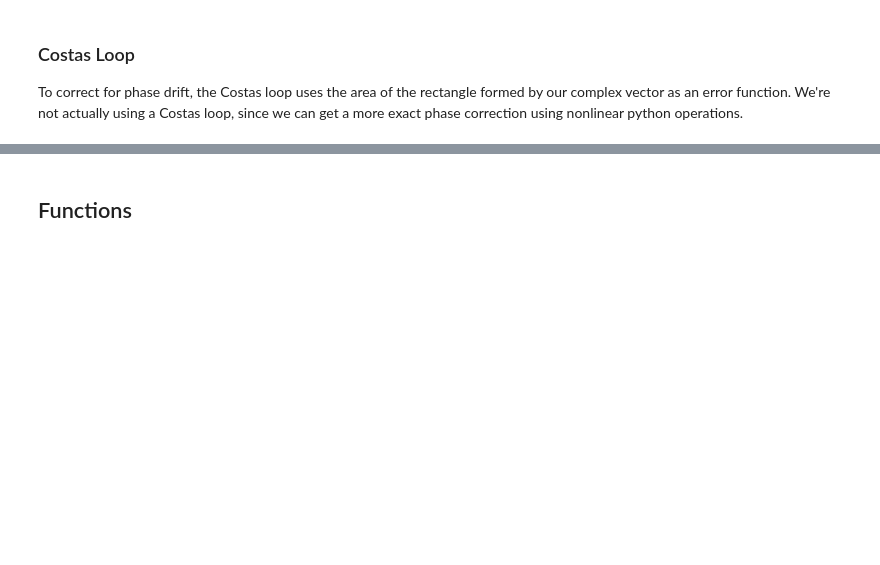
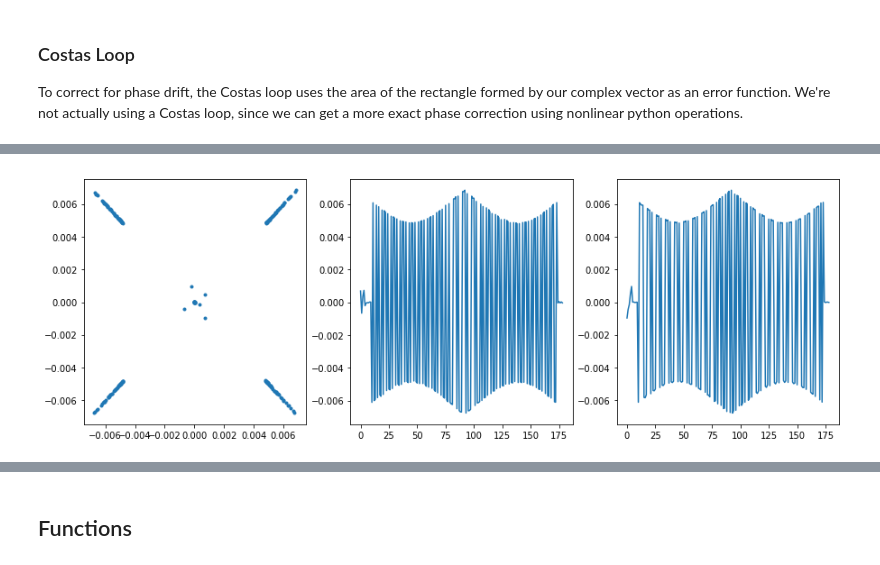
Before and after one commit to kailevy/usrp_2.5, a Jupyter notebook: Vis.ipynb, the cells around one changed output, grey strips where cells are left out. Saved outputs shown, nothing was run; the diff lists cells and outputs as text; code cells hidden in the pictures; blank space fills up the shorter version.

```diff
--- a/Vis.ipynb
+++ b/Vis.ipynb
@@ -72 +69,7 @@ To correct for phase drift, the Costas loop uses the area of the rectangle forme
+# %%
+sampled=sample(phase_captured)
+res = sampled*np.exp(-1j*np.pi/4)
+fullPlot(res)
+# %% [output]
+[figure, added]
 # %%
```
Also changed, not shown: parts of 14 cells of this notebook.
